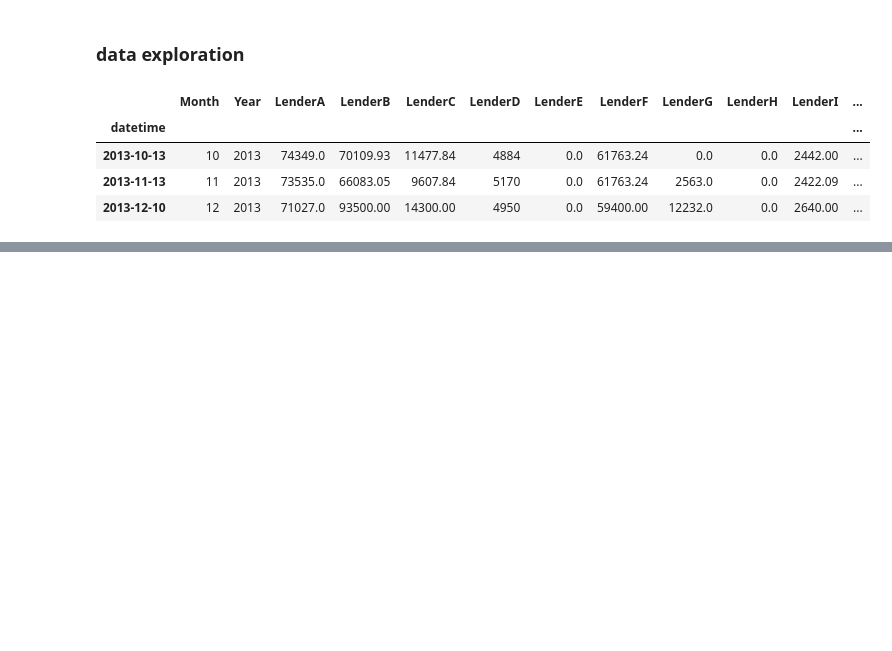
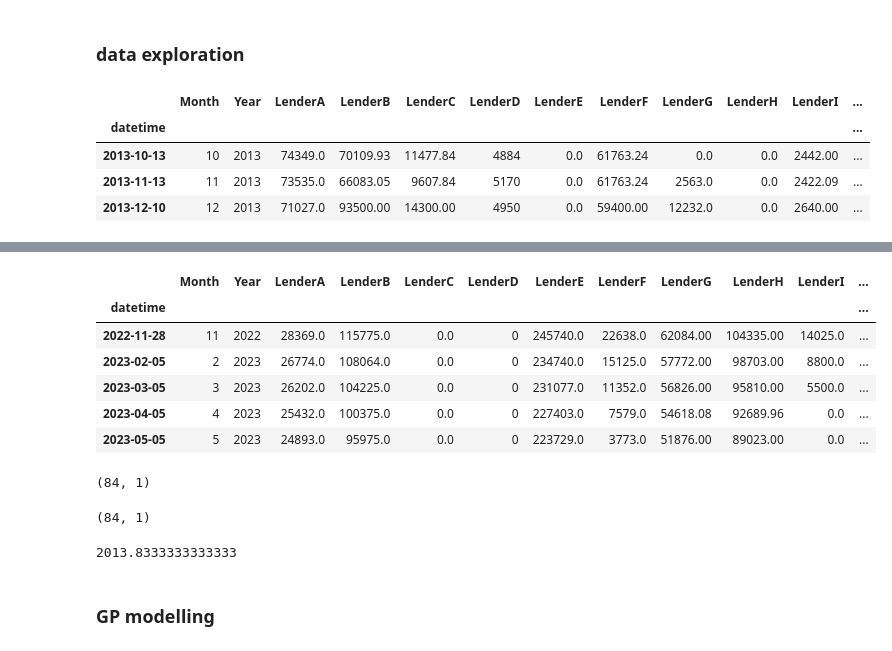
Before and after one commit to leslieDLcy/GP4SME, a Jupyter notebook: notebooks/test101.ipynb, the cells around one changed output, grey strips where cells are left out. Drawn from its saved outputs; the diff is of its cells as text; code cells hidden in the pictures; blank space fills up the shorter version.

```diff
--- a/notebooks/test101.ipynb
+++ b/notebooks/test101.ipynb
@@ -256,0 +314,10 @@ ax.yaxis.set_major_formatter('£{x:,.2f}')
+# %%
+data_clean.tail()
+# %% [output]
+|  | Month | Year | LenderA | LenderB | LenderC | LenderD | LenderE | LenderF | LenderG | LenderH | LenderI | ... |
+| datetime |  |  |  |  |  |  |  |  |  |  |  | ... |
+| 2022-11-28 | 11 | 2022 | 28369.0 | 115775.0 | 0.0 | 0 | 245740.0 | 22638.0 | 62084.00 | 104335.00 | 14025.0 | ... |
+| 2023-02-05 | 2 | 2023 | 26774.0 | 108064.0 | 0.0 | 0 | 234740.0 | 15125.0 | 57772.00 | 98703.00 | 8800.0 | ... |
+| 2023-03-05 | 3 | 2023 | 26202.0 | 104225.0 | 0.0 | 0 | 231077.0 | 11352.0 | 56826.00 | 95810.00 | 5500.0 | ... |
+| 2023-04-05 | 4 | 2023 | 25432.0 | 100375.0 | 0.0 | 0 | 227403.0 | 7579.0 | 54618.08 | 92689.96 | 0.0 | ... |
+| 2023-05-05 | 5 | 2023 | 24893.0 | 95975.0 | 0.0 | 0 | 223729.0 | 3773.0 | 51876.00 | 89023.00 | 0.0 | ... |
@@ -256,0 +338,8 @@ ax.yaxis.set_major_formatter('£{x:,.2f}')
+# %%
+X.shape
+# %% [output]
+(84, 1)
+# %%
+y.shape
+# %% [output]
+(84, 1)
@@ -256,0 +349,6 @@ ax.yaxis.set_major_formatter('£{x:,.2f}')
+# %%
+start = data_clean.index.min()
+start_month = start.year + start.month / 12
+start_month
+# %% [output]
+2013.8333333333333
@@ -256,0 +357,2 @@ ax.yaxis.set_major_formatter('£{x:,.2f}')
+# %% [markdown]
+### GP modelling
```
Also changed, not shown: parts of 34 cells of this notebook, 1 other file.
